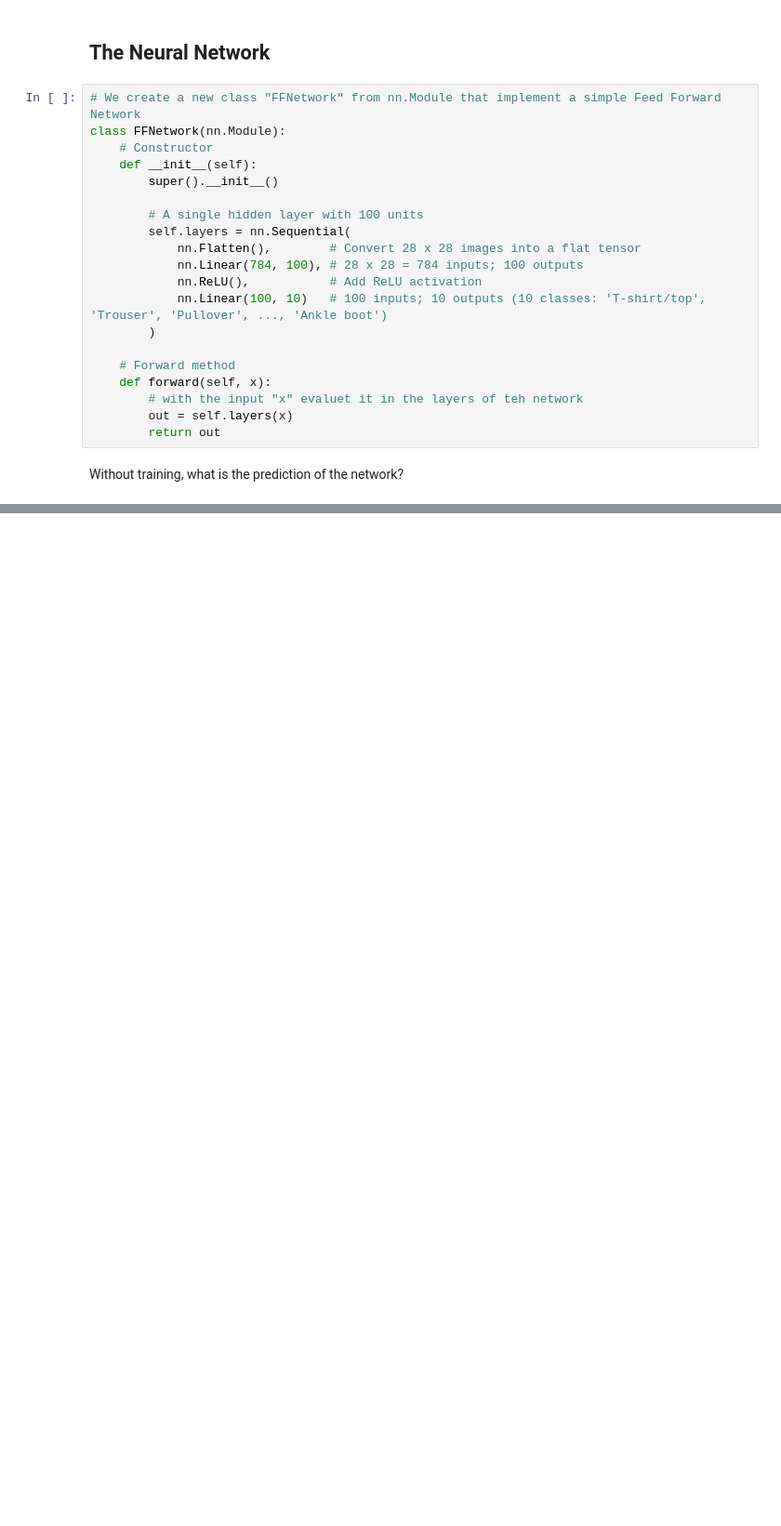
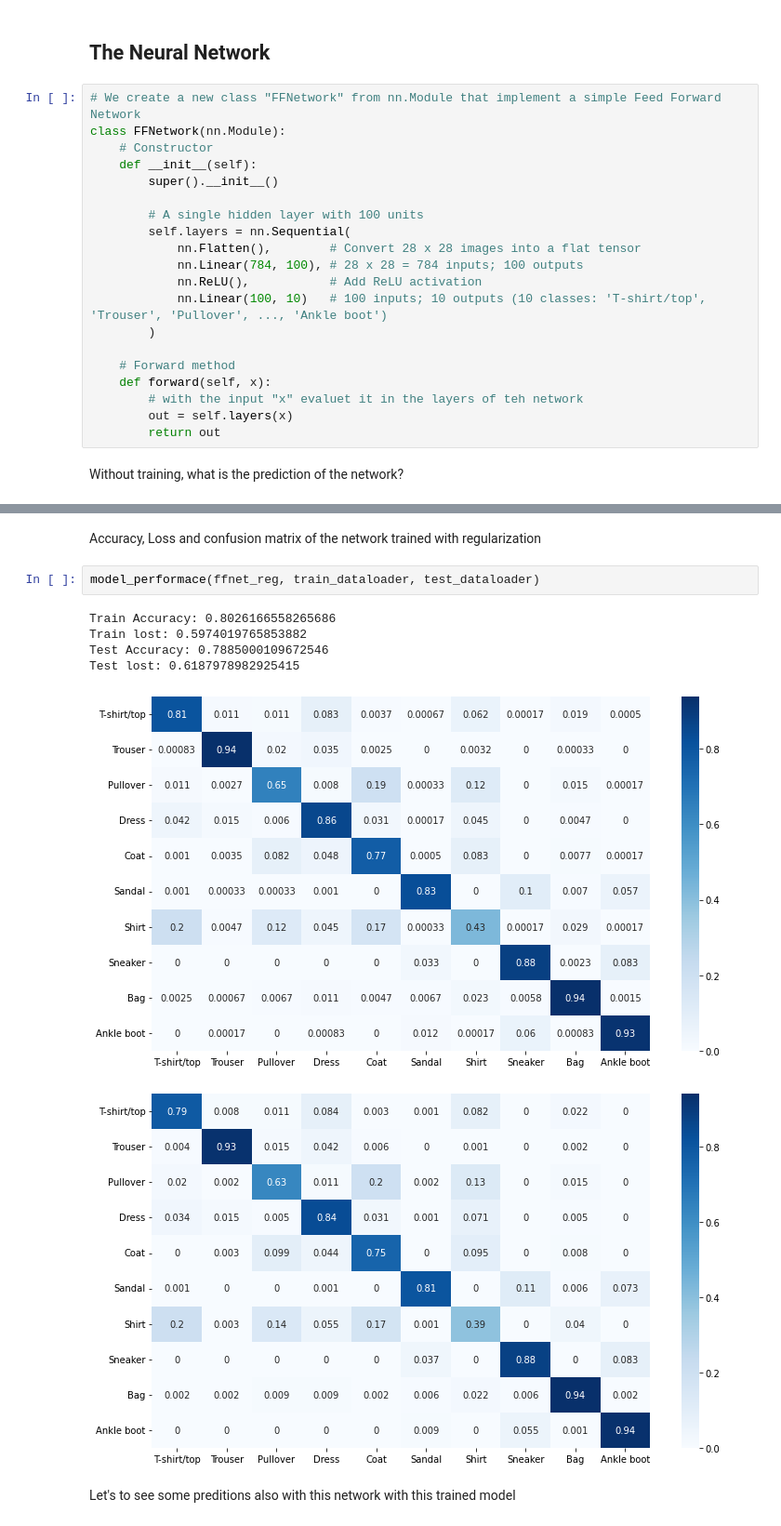
Before and after one commit to cgrodrigues/IntroductionToDeepLearning, a Jupyter notebook: RegularizationAndDropout.ipynb, the cells around one changed output, grey strips where cells are left out. Shown at 93% size. Cells and saved outputs as stored; diff of their text form; blank space fills up the shorter version.

```diff
--- a/RegularizationAndDropout.ipynb
+++ b/RegularizationAndDropout.ipynb
@@ -316,0 +398,13 @@ Test lost: 0.5935416221618652
+# %% [markdown]
+Accuracy, Loss and confusion matrix of the network trained with regularization
+# %%
+model_performace(ffnet_reg, train_dataloader, test_dataloader)
+# %% [output]
+Train Accuracy: 0.8026166558265686
+Train lost: 0.5974019765853882
+Test Accuracy: 0.7885000109672546
+Test lost: 0.6187978982925415
+[figure, added]
+[figure, added]
+# %% [markdown]
+Let's to see some preditions also with this network with this trained model
```
Also changed, not shown: parts of 21 cells of this notebook.
